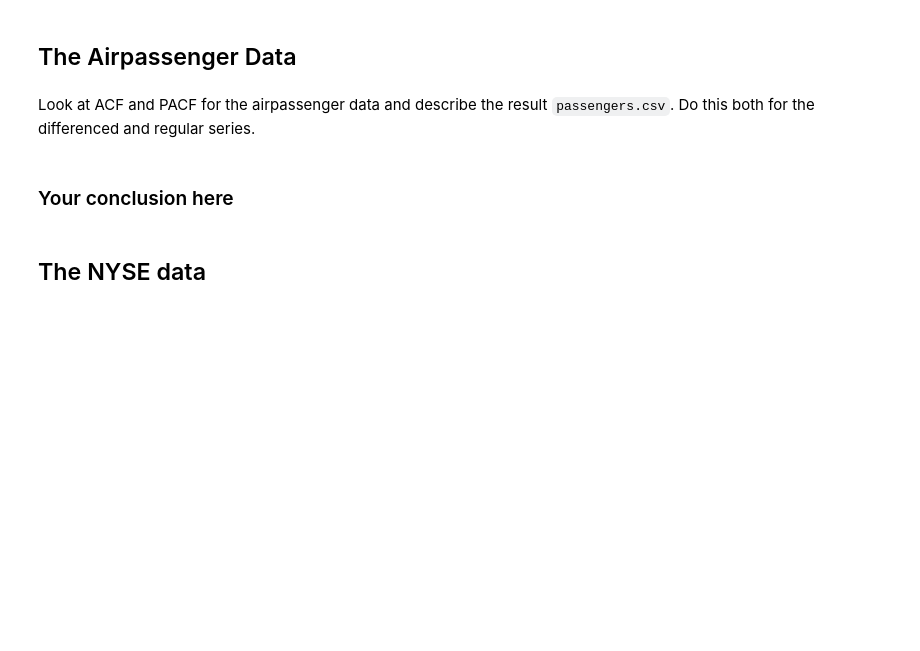
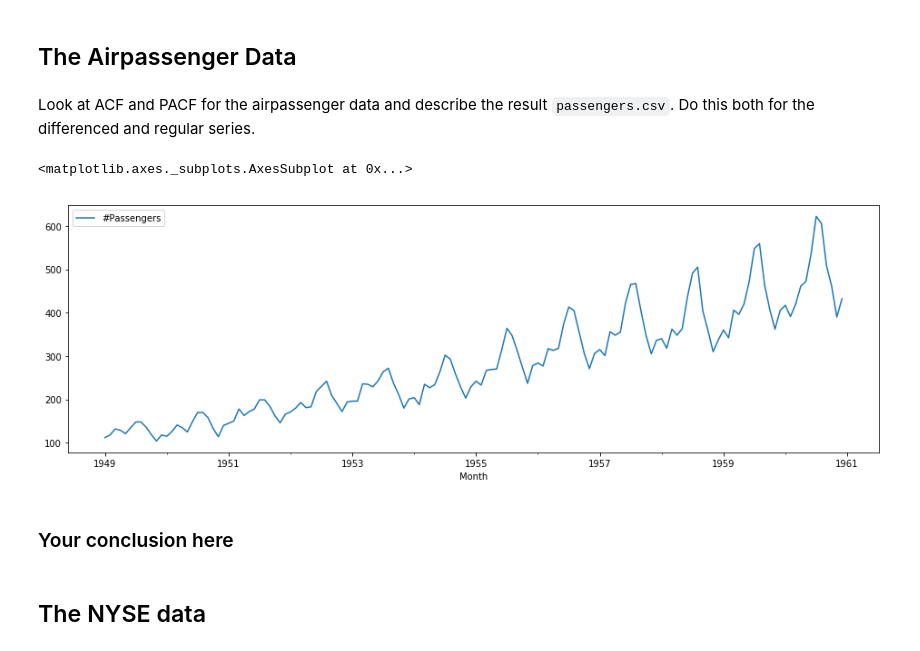
Before and after one commit to lewi0332/dsc-3-26-05-correlation-and-autocorrelation-in-time-series-lab-nyc-ds-career-012819, a Jupyter notebook: index.ipynb, the cells around one changed output. Drawn from its saved outputs; the diff is of its cells as text; code cells hidden in the pictures; blank space fills up the shorter version.

```diff
--- a/index.ipynb
+++ b/index.ipynb
@@ -142,7 +142,10 @@ df.set_index('Month', inplace=True)
 # %%
 df_diff = df.diff(periods=1)
 # %%
-df.plot(figsize=(1))
+df.plot(figsize=(16,5))
+# %% [output]
+<matplotlib.axes._subplots.AxesSubplot at 0x...>
+[figure, added]
 # %%
 # your code here
 # %%
```
